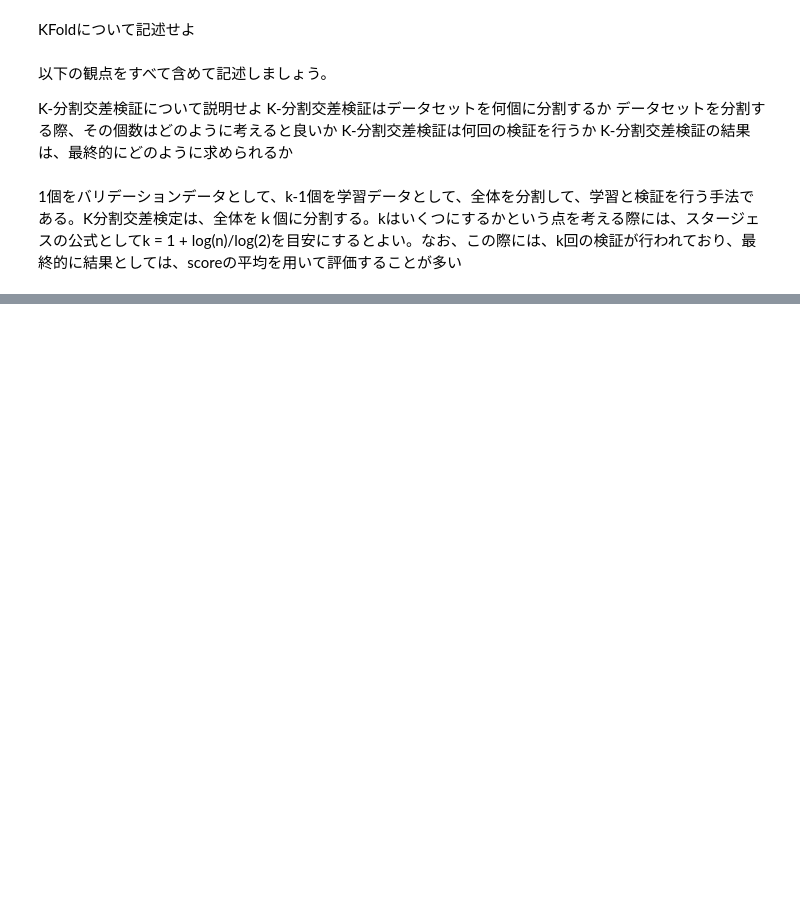
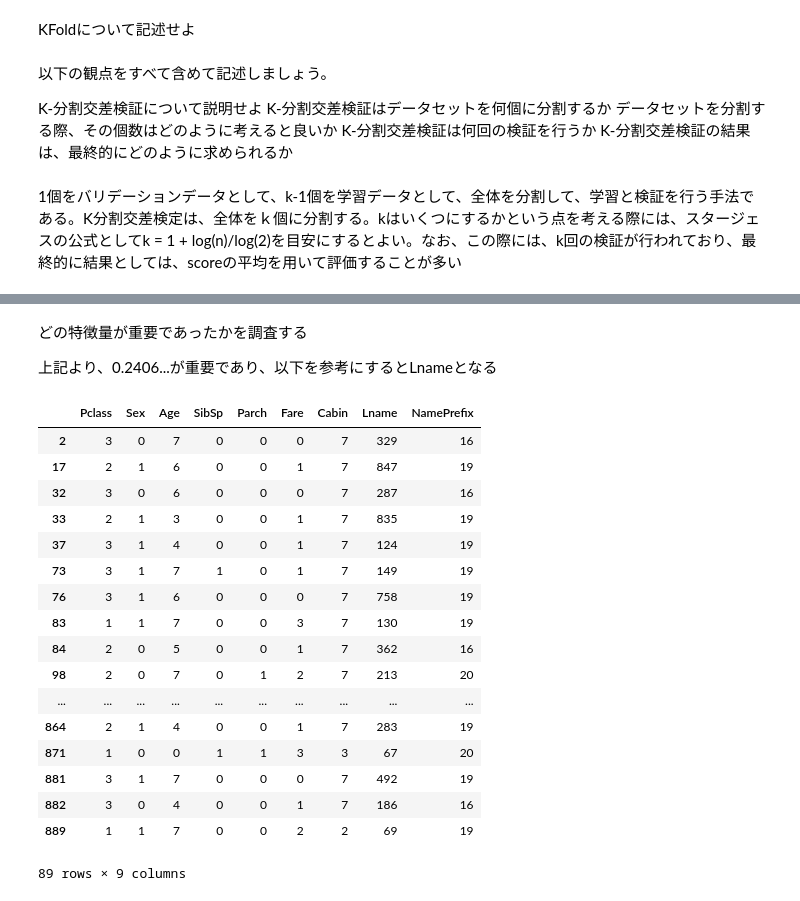
Before and after one commit to gucchi123/whole_sale_customer_v2, a Jupyter notebook: 課題 タイタニック生存予測 ランダムフォレスト.ipynb, the cells around one changed output, grey strips where cells are left out. Cells and saved outputs as stored; diff of their text form; code cells hidden in the pictures; blank space fills up the shorter version.

```diff
--- a/課題 タイタニック生存予測 ランダムフォレスト.ipynb
+++ b/課題 タイタニック生存予測 ランダムフォレスト.ipynb
@@ -338,0 +342,25 @@ array([ 0.12716304,  0.20760227,  0.07620712,  0.05826557,  0.04385107,
+# %% [markdown]
+どの特徴量が重要であったかを調査する
+
+上記より、0.2406...が重要であり、以下を参考にするとLnameとなる
+# %%
+X_test
+# %% [output]
+|  | Pclass | Sex | Age | SibSp | Parch | Fare | Cabin | Lname | NamePrefix |
+| 2 | 3 | 0 | 7 | 0 | 0 | 0 | 7 | 329 | 16 |
+| 17 | 2 | 1 | 6 | 0 | 0 | 1 | 7 | 847 | 19 |
+| 32 | 3 | 0 | 6 | 0 | 0 | 0 | 7 | 287 | 16 |
+| 33 | 2 | 1 | 3 | 0 | 0 | 1 | 7 | 835 | 19 |
+| 37 | 3 | 1 | 4 | 0 | 0 | 1 | 7 | 124 | 19 |
+| 73 | 3 | 1 | 7 | 1 | 0 | 1 | 7 | 149 | 19 |
+| 76 | 3 | 1 | 6 | 0 | 0 | 0 | 7 | 758 | 19 |
+| 83 | 1 | 1 | 7 | 0 | 0 | 3 | 7 | 130 | 19 |
+| 84 | 2 | 0 | 5 | 0 | 0 | 1 | 7 | 362 | 16 |
+| 98 | 2 | 0 | 7 | 0 | 1 | 2 | 7 | 213 | 20 |
+| ... | ... | ... | ... | ... | ... | ... | ... | ... | ... |
+| 864 | 2 | 1 | 4 | 0 | 0 | 1 | 7 | 283 | 19 |
+| 871 | 1 | 0 | 0 | 1 | 1 | 3 | 3 | 67 | 20 |
+| 881 | 3 | 1 | 7 | 0 | 0 | 0 | 7 | 492 | 19 |
+| 882 | 3 | 0 | 4 | 0 | 0 | 1 | 7 | 186 | 16 |
+| 889 | 1 | 1 | 7 | 0 | 0 | 2 | 2 | 69 | 19 |
+89 rows × 9 columns
```
Also changed, not shown: parts of 10 cells of this notebook.
